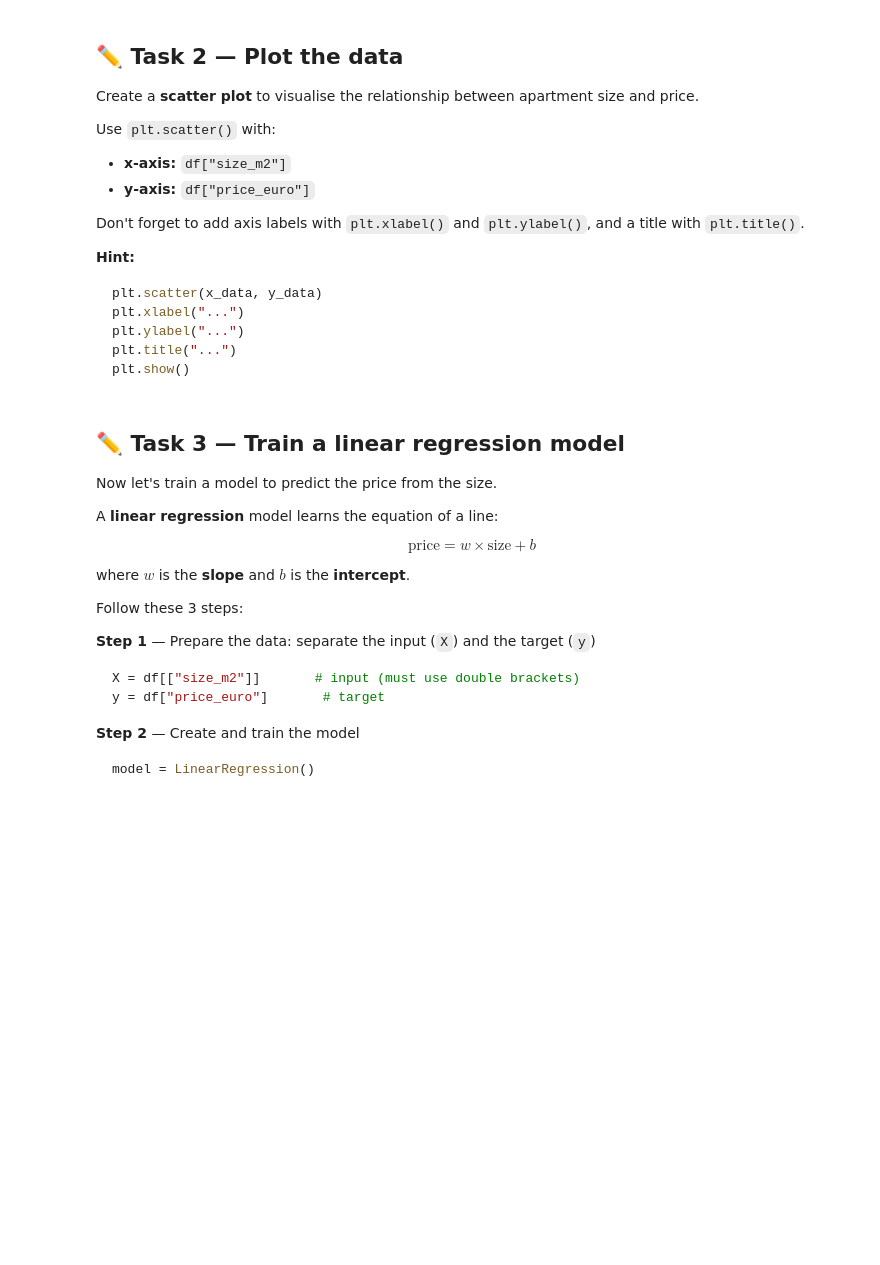
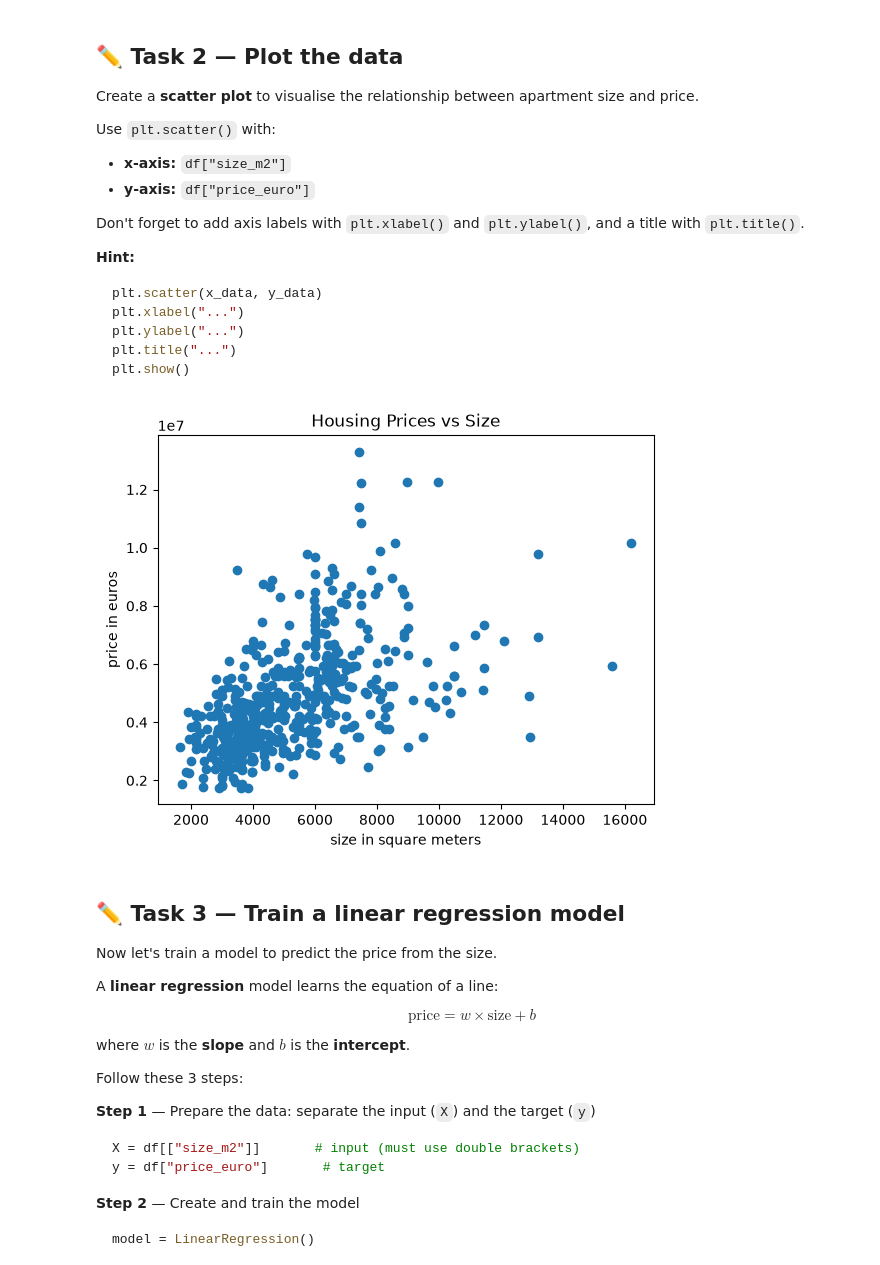
Before and after one commit to KWycliff/machine_learning, a Jupyter notebook: exercises/linear_regression/intro_to_regression.ipynb, the cells around one changed output. Drawn from its saved outputs; the diff is of its cells as text; code cells hidden in the pictures; blank space fills up the shorter version.

````diff
--- a/exercises/linear_regression/intro_to_regression.ipynb
+++ b/exercises/linear_regression/intro_to_regression.ipynb
@@ -54,5 +58,5 @@ Then display the first 5 rows using `.head()`.
 **Hint:** `pd.read_csv("filename.csv")`
 # %%
 # ✏️ YOUR CODE HERE — Load the CSV file and display the first rows
-df = ___
-___
+df = pd.read_csv('housing_1d.csv')
+df.head()
@@ -77,6 +88,13 @@ plt.show()
 ```
 # %%
 # ✏️ YOUR CODE HERE — Create a scatter plot of size vs price
+plt.scatter(df['size_m2'],df['price_euro'])
+plt.xlabel('size in square meters')
+plt.ylabel('price in euros')
+plt.title('Housing Prices vs Size')
+plt.show()
+# %% [output]
+[figure, added]
 # %% [markdown]
 ## ✏️ Task 3 — Train a linear regression model
 
````
Also changed, not shown: parts of 9 cells of this notebook.
